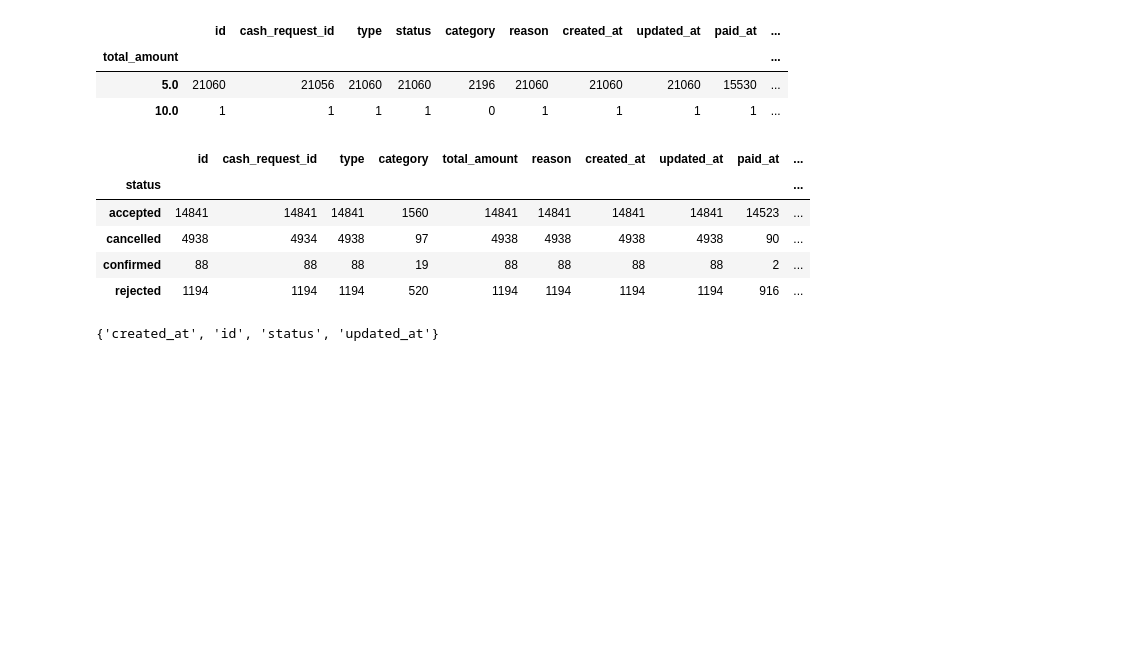
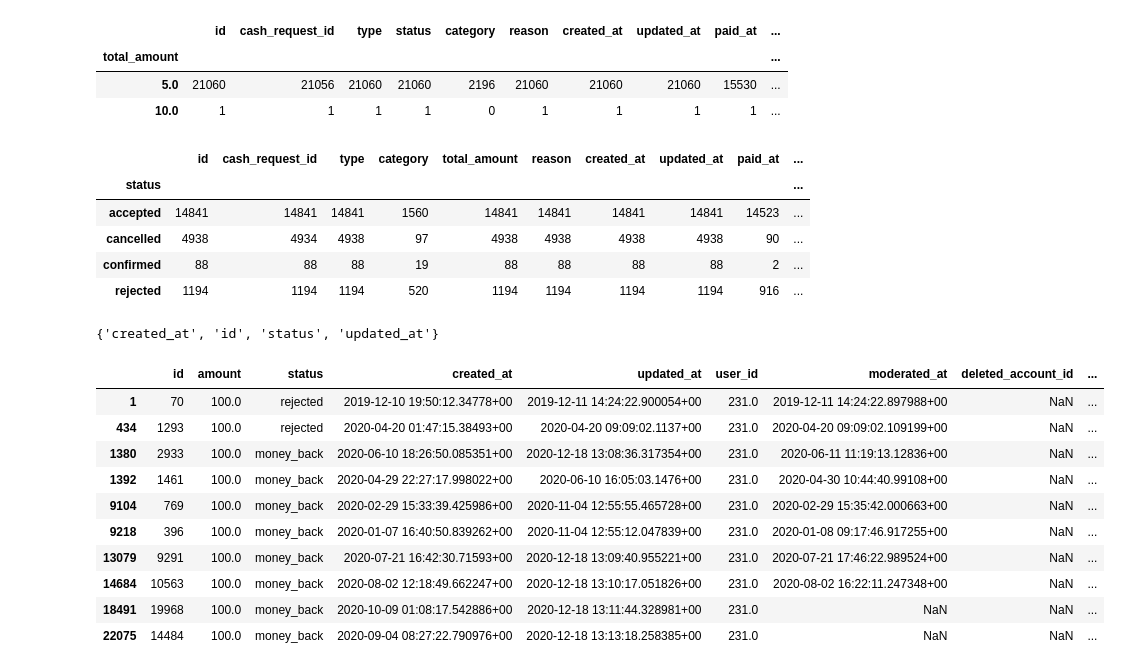
Before and after one commit to moiatgit/project-1-ironhack-payments-es, a Jupyter notebook: grupo3.ipynb, the cells around one changed output. Cells and saved outputs as stored; diff of their text form; code cells hidden in the pictures; blank space fills up the shorter version.

```diff
--- a/grupo3.ipynb
+++ b/grupo3.ipynb
@@ -203,0 +213,14 @@ set(cash.columns) & set(fees.columns)
+# %%
+cash[cash['user_id'] == 231.0]
+# %% [output]
+|  | id | amount | status | created_at | updated_at | user_id | moderated_at | deleted_account_id | ... |
+| 1 | 70 | 100.0 | rejected | 2019-12-10 19:50:12.34778+00 | 2019-12-11 14:24:22.900054+00 | 231.0 | 2019-12-11 14:24:22.897988+00 | NaN | ... |
+| 434 | 1293 | 100.0 | rejected | 2020-04-20 01:47:15.38493+00 | 2020-04-20 09:09:02.1137+00 | 231.0 | 2020-04-20 09:09:02.109199+00 | NaN | ... |
+| 1380 | 2933 | 100.0 | money_back | 2020-06-10 18:26:50.085351+00 | 2020-12-18 13:08:36.317354+00 | 231.0 | 2020-06-11 11:19:13.12836+00 | NaN | ... |
+| 1392 | 1461 | 100.0 | money_back | 2020-04-29 22:27:17.998022+00 | 2020-06-10 16:05:03.1476+00 | 231.0 | 2020-04-30 10:44:40.99108+00 | NaN | ... |
+| 9104 | 769 | 100.0 | money_back | 2020-02-29 15:33:39.425986+00 | 2020-11-04 12:55:55.465728+00 | 231.0 | 2020-02-29 15:35:42.000663+00 | NaN | ... |
+| 9218 | 396 | 100.0 | money_back | 2020-01-07 16:40:50.839262+00 | 2020-11-04 12:55:12.047839+00 | 231.0 | 2020-01-08 09:17:46.917255+00 | NaN | ... |
+| 13079 | 9291 | 100.0 | money_back | 2020-07-21 16:42:30.71593+00 | 2020-12-18 13:09:40.955221+00 | 231.0 | 2020-07-21 17:46:22.989524+00 | NaN | ... |
+| 14684 | 10563 | 100.0 | money_back | 2020-08-02 12:18:49.662247+00 | 2020-12-18 13:10:17.051826+00 | 231.0 | 2020-08-02 16:22:11.247348+00 | NaN | ... |
+| 18491 | 19968 | 100.0 | money_back | 2020-10-09 01:08:17.542886+00 | 2020-12-18 13:11:44.328981+00 | 231.0 | NaN | NaN | ... |
+| 22075 | 14484 | 100.0 | money_back | 2020-09-04 08:27:22.790976+00 | 2020-12-18 13:13:18.258385+00 | 231.0 | NaN | NaN | ... |
```
Also changed, not shown: parts of 1 cell of this notebook.
